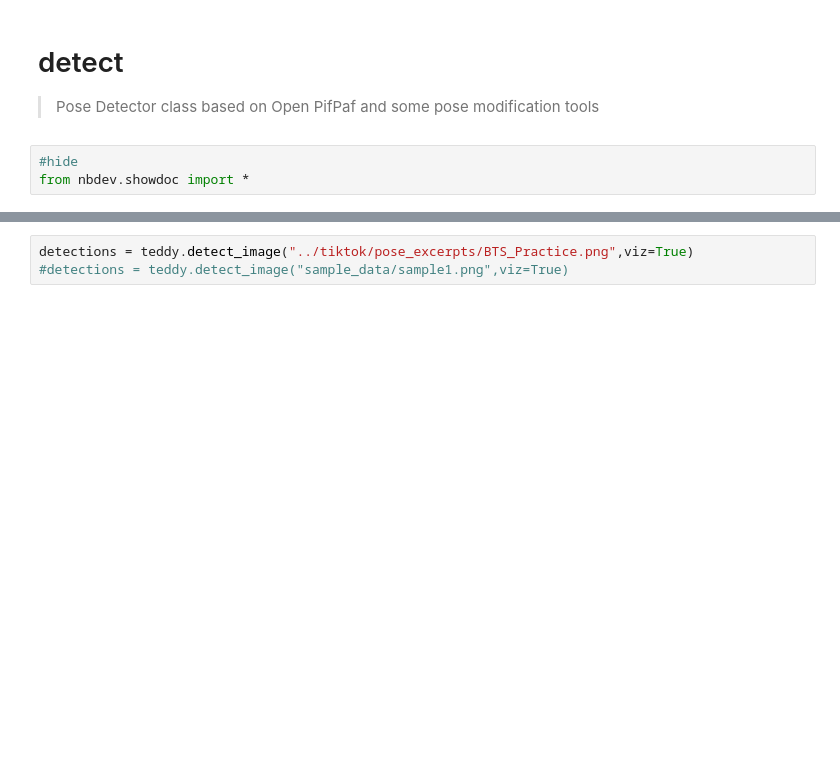
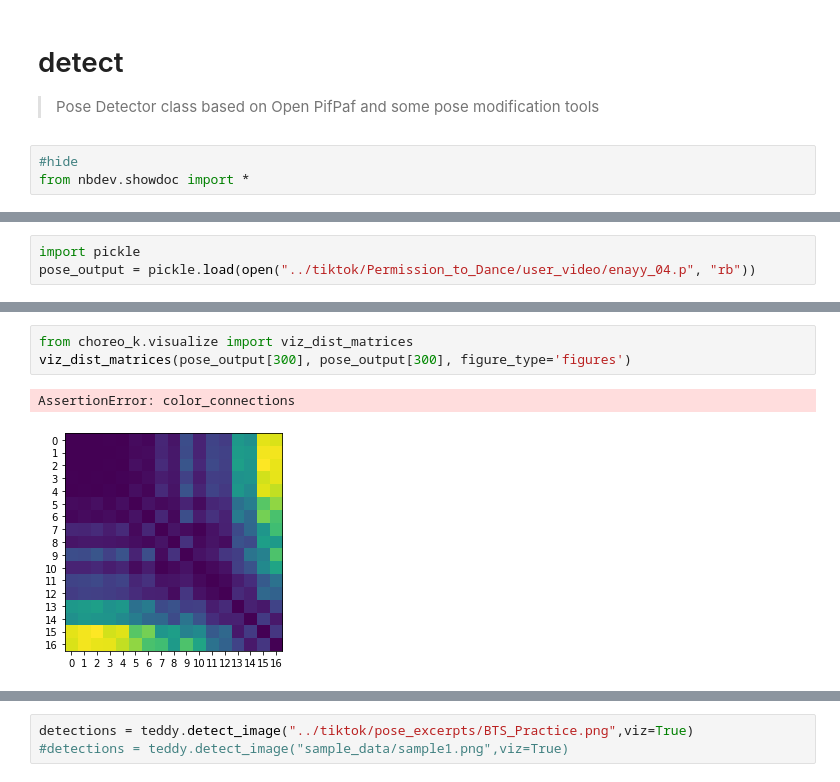
Before and after one commit to broadwell/choreo_k_nbdev1, a Jupyter notebook: 00_movenet_detector.ipynb, the cells around one changed output, grey strips where cells are left out. Cells and saved outputs as stored; diff of their text form; blank space fills up the shorter version.

```diff
--- a/00_movenet_detector.ipynb
+++ b/00_movenet_detector.ipynb
@@ -932,0 +954,3 @@ teddy = Detector()
+# %%
+import pickle
+pose_output = pickle.load(open("../tiktok/Permission_to_Dance/user_video/enayy_04.p", "rb"))
@@ -933,2 +978,8 @@ teddy = Detector()
+# %%
+from choreo_k.visualize import viz_dist_matrices
+viz_dist_matrices(pose_output[300], pose_output[300], figure_type='figures')
+# %% [output]
+AssertionError: color_connections
+[figure, added]
 # %%
 teddy.init_model(model_name="movenet_multipose_lightning")
```
Also changed, not shown: parts of 13 cells of this notebook, 4 other files.
